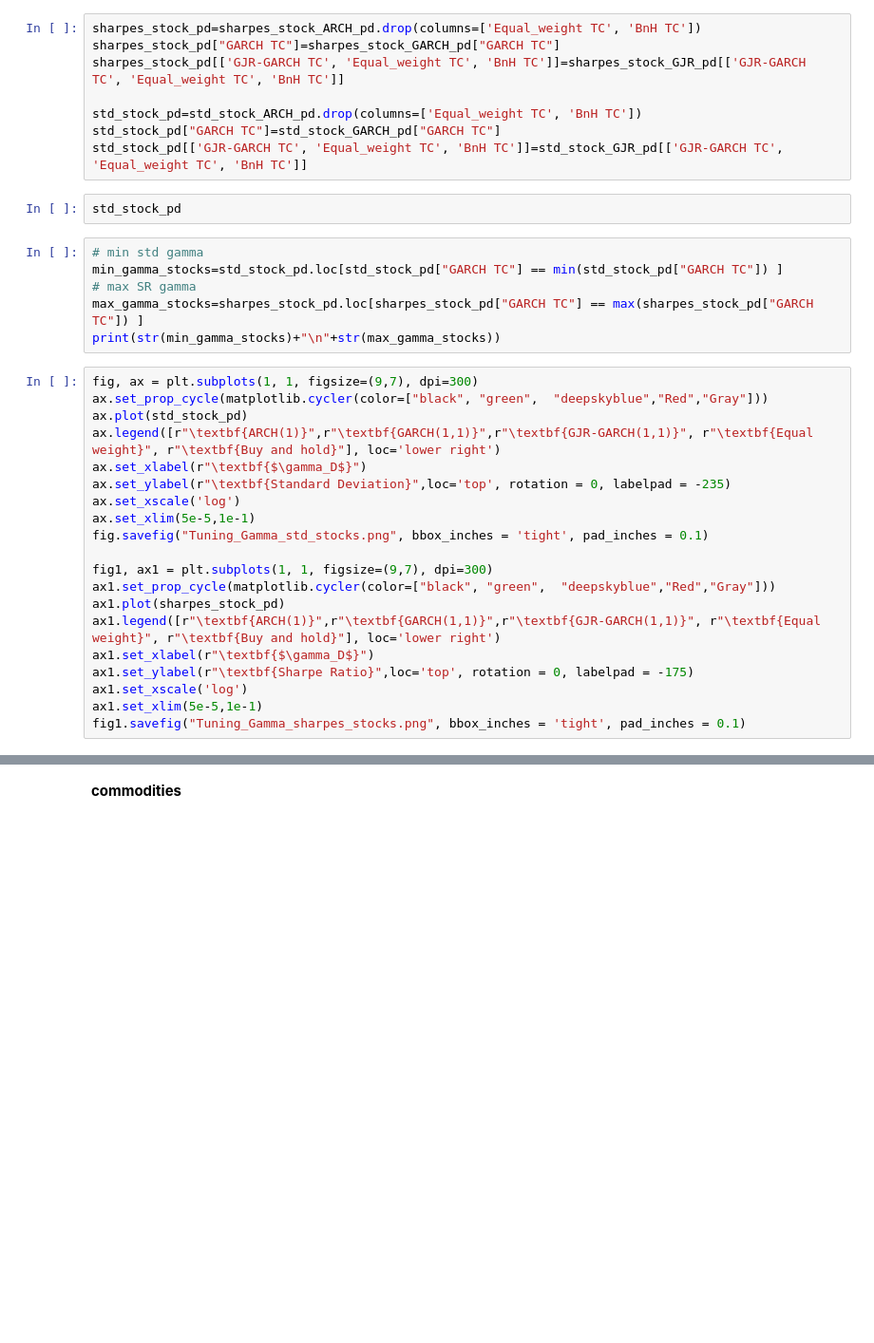
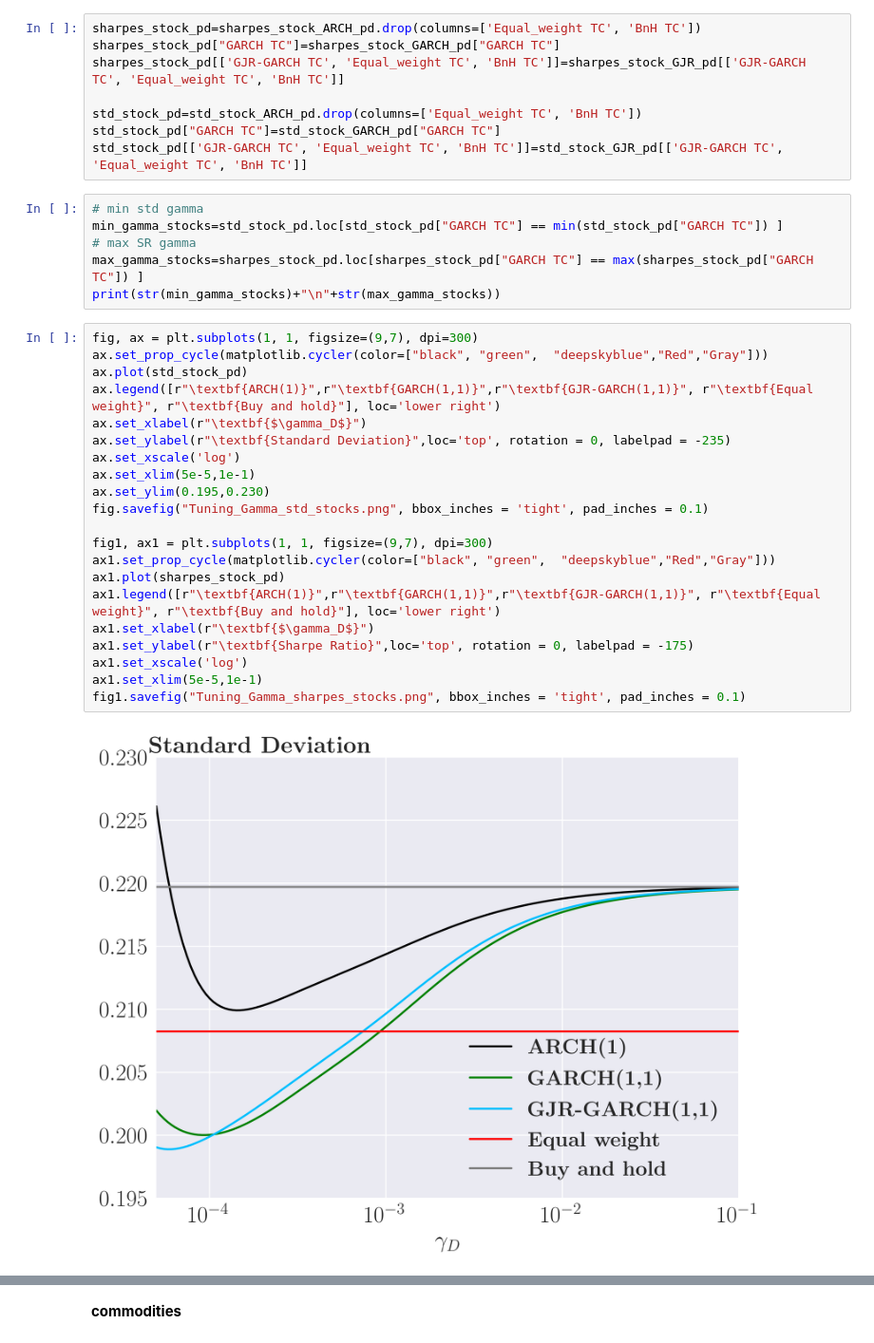
Before and after one commit to neriksen/thesis, a Jupyter notebook: backtesting/Tuning_gamma_D.ipynb, the cells around one changed output, grey strips where cells are left out. Shown at 95% size. Drawn from its saved outputs; the diff is of its cells as text; blank space fills up the shorter version.

```diff
--- a/backtesting/Tuning_gamma_D.ipynb
+++ b/backtesting/Tuning_gamma_D.ipynb
@@ -129,8 +129,6 @@ sharpes_stock_pd[['GJR-GARCH TC', 'Equal_weight TC', 'BnH TC']]=sharpes_stock_GJ
 std_stock_pd=std_stock_ARCH_pd.drop(columns=['Equal_weight TC', 'BnH TC'])
 std_stock_pd["GARCH TC"]=std_stock_GARCH_pd["GARCH TC"]
 std_stock_pd[['GJR-GARCH TC', 'Equal_weight TC', 'BnH TC']]=std_stock_GJR_pd[['GJR-GARCH TC', 'Equal_weight TC', 'BnH TC']]
-# %%
-std_stock_pd
 # %%
 # min std gamma
 min_gamma_stocks=std_stock_pd.loc[std_stock_pd["GARCH TC"] == min(std_stock_pd["GARCH TC"]) ]
@@ -140,20 +138,23 @@ print(str(min_gamma_stocks)+"\n"+str(max_gamma_stocks))
 # %%
 fig, ax = plt.subplots(1, 1, figsize=(9,7), dpi=300)
 ax.set_prop_cycle(matplotlib.cycler(color=["black", "green",  "deepskyblue","Red","Gray"]))
 ax.plot(std_stock_pd)
 ax.legend([r"\textbf{ARCH(1)}",r"\textbf{GARCH(1,1)}",r"\textbf{GJR-GARCH(1,1)}", r"\textbf{Equal weight}", r"\textbf{Buy and hold}"], loc='lower right')
 ax.set_xlabel(r"\textbf{$\gamma_D$}")
 ax.set_ylabel(r"\textbf{Standard Deviation}",loc='top', rotation = 0, labelpad = -235)
 ax.set_xscale('log')
 ax.set_xlim(5e-5,1e-1)
+ax.set_ylim(0.195,0.230)
 fig.savefig("Tuning_Gamma_std_stocks.png", bbox_inches = 'tight', pad_inches = 0.1)
 
 fig1, ax1 = plt.subplots(1, 1, figsize=(9,7), dpi=300)
 ax1.set_prop_cycle(matplotlib.cycler(color=["black", "green",  "deepskyblue","Red","Gray"]))
 ax1.plot(sharpes_stock_pd)
 ax1.legend([r"\textbf{ARCH(1)}",r"\textbf{GARCH(1,1)}",r"\textbf{GJR-GARCH(1,1)}", r"\textbf{Equal weight}", r"\textbf{Buy and hold}"], loc='lower right')
 ax1.set_xlabel(r"\textbf{$\gamma_D$}")
 ax1.set_ylabel(r"\textbf{Sharpe Ratio}",loc='top', rotation = 0, labelpad = -175)
 ax1.set_xscale('log')
 ax1.set_xlim(5e-5,1e-1)
 fig1.savefig("Tuning_Gamma_sharpes_stocks.png", bbox_inches = 'tight', pad_inches = 0.1)
+# %% [output]
+[figure, added]
```
Also changed, not shown: parts of 1 cell of this notebook, 6 other files.
